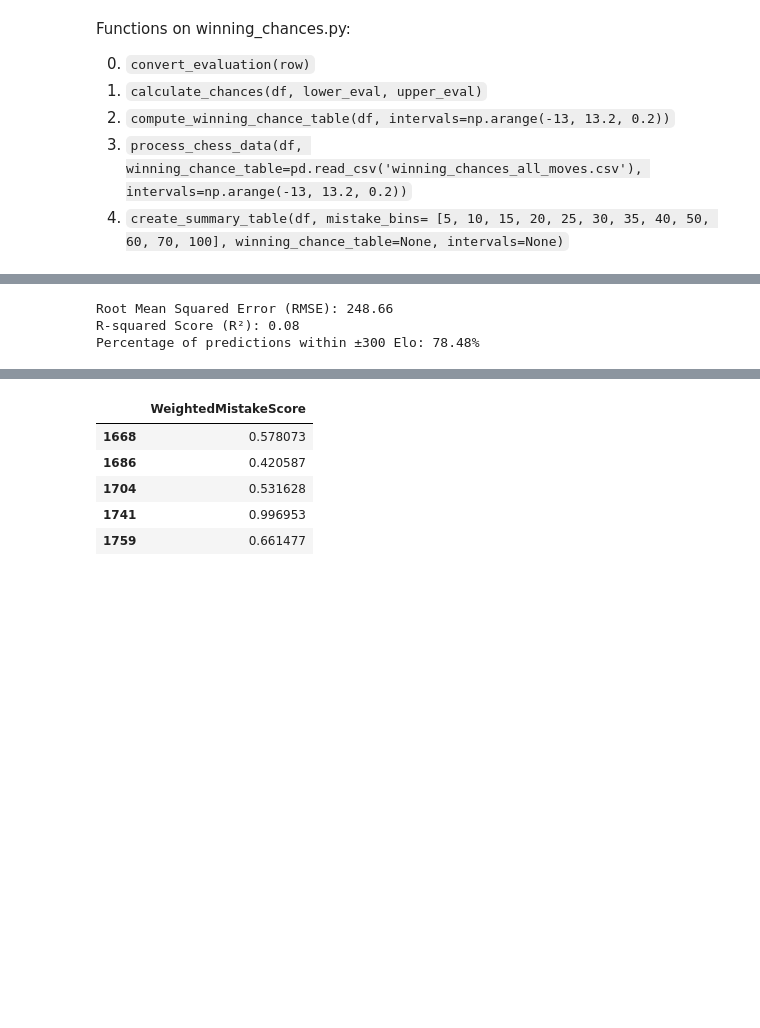
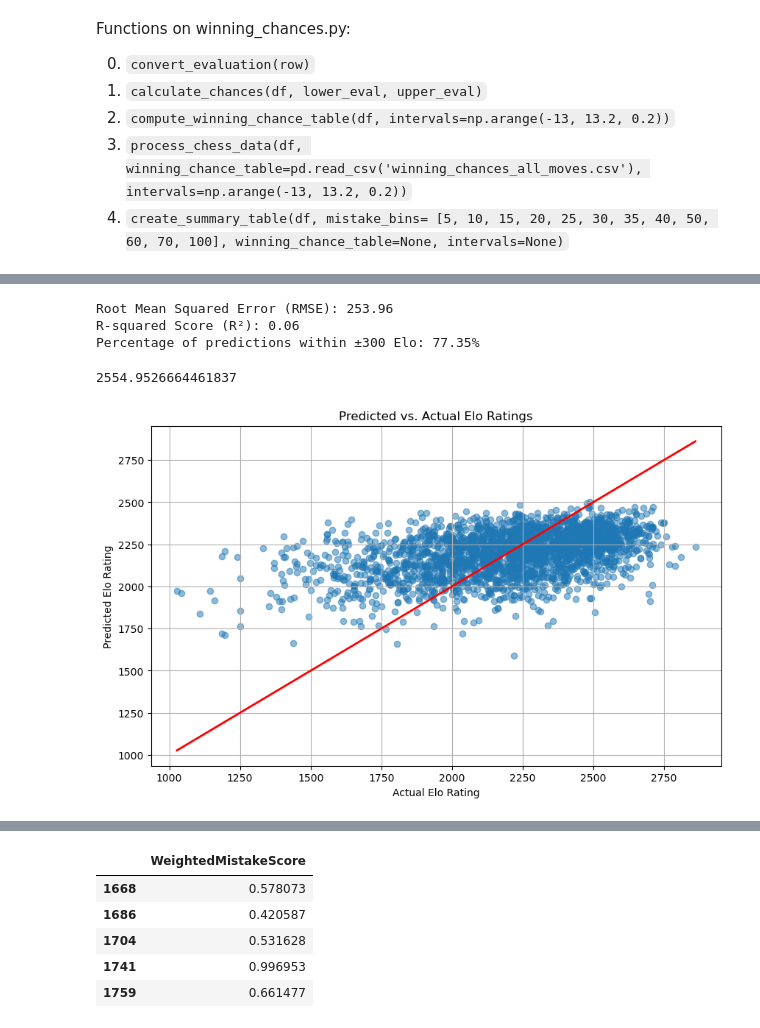
Before and after one commit to dosoe/Guess-The-Elo, a Jupyter notebook: data_analysis/Linear_Regression.ipynb, the cells around one changed output, grey strips where cells are left out. Cells and saved outputs as stored; diff of their text form; code cells hidden in the pictures; blank space fills up the shorter version.

```diff
--- a/data_analysis/Linear_Regression.ipynb
+++ b/data_analysis/Linear_Regression.ipynb
@@ -275,8 +288,8 @@ plt.show()
 
 # Define categorical features to process
 
-categorical_features = [ 'Opening','Result', 'TotalMovesInterval']
-numerical_features= ['WeightedMistakeScore']+mistake_labels
+categorical_features = [  'Opening']
+numerical_features= [ 'WeightedMistakeScore','AWCL']
 
 
 # Define target variable
@@ -327,6 +340,23 @@ percentage_within_threshold = (within_threshold / total_predictions) * 100
 
 print(f"Percentage of predictions within ±{threshold} Elo: {percentage_within_threshold:.2f}%")
 # %% [output]
-Root Mean Squared Error (RMSE): 248.66
-R-squared Score (R²): 0.08
-Percentage of predictions within ±300 Elo: 78.48%
+Root Mean Squared Error (RMSE): 253.96
+R-squared Score (R²): 0.06
+Percentage of predictions within ±300 Elo: 77.35%
+# %%
+y_pred.max()
+# %% [output]
+2554.9526664461837
+# %%
+
+# Plot Predicted vs. Actual Elo Ratings
+plt.figure(figsize=(10, 6))
+plt.scatter(y_test, y_pred, alpha=0.5)
+plt.plot([y_test.min(), y_test.max()], [y_test.min(), y_test.max()], 'r', linewidth=2)
+plt.title('Predicted vs. Actual Elo Ratings')
+plt.xlabel('Actual Elo Rating')
+plt.ylabel('Predicted Elo Rating')
+plt.grid(True)
+plt.show()
+# %% [output]
+[figure, added]
```
Also changed, not shown: parts of 10 cells of this notebook, 28 other files.
